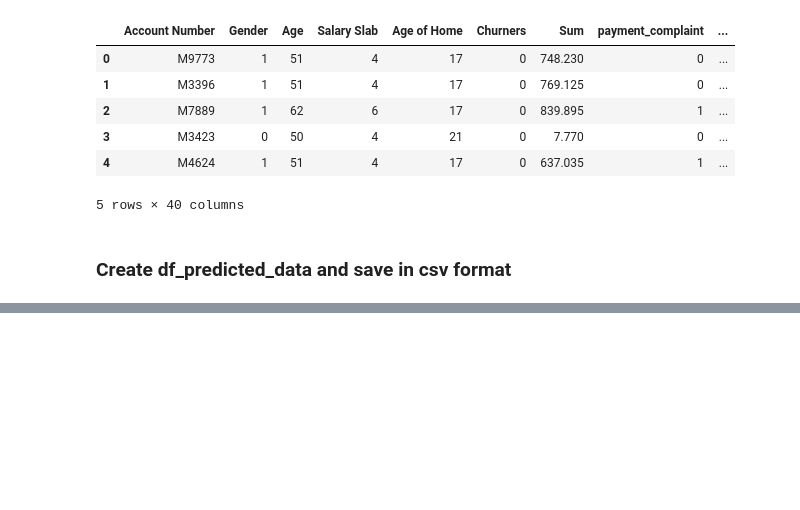
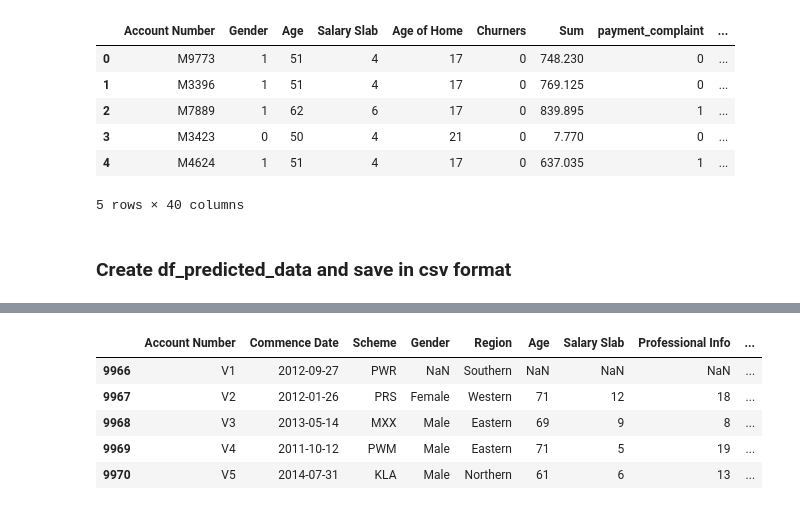
Before and after one commit to Shivam06/EXL-EQ-2017, a Jupyter notebook: cigol lxe .ipynb, the cells around one changed output, grey strips where cells are left out. Drawn from its saved outputs; the diff is of its cells as text; code cells hidden in the pictures; blank space fills up the shorter version.

Commit message:
Applied Neural Nets, SVM - RBF, Poly, Linear, Logistic Regression, KNN to the modelling data set to chose the best model. Also, pre-processes Validation data.

```diff
--- a/cigol lxe .ipynb
+++ b/cigol lxe .ipynb
@@ -1371,0 +1357,2 @@ df_test_imputed_data.to_csv(r"C:\Users\SHIVAM MAHAJAN\Desktop\Github\EXL data\df
+# %%
+df_tbp_demo = test_demo_data.copy()
@@ -1371,0 +1366,9 @@ df_test_imputed_data.to_csv(r"C:\Users\SHIVAM MAHAJAN\Desktop\Github\EXL data\df
+# %%
+df_tbp_demo.head()
+# %% [output]
+|  | Account Number | Commence Date | Scheme | Gender | Region | Age | Salary Slab | Professional Info | ... |
+| 9966 | V1 | 2012-09-27 | PWR | NaN | Southern | NaN | NaN | NaN | ... |
+| 9967 | V2 | 2012-01-26 | PRS | Female | Western | 71 | 12 | 18 | ... |
+| 9968 | V3 | 2013-05-14 | MXX | Male | Eastern | 69 | 9 | 8 | ... |
+| 9969 | V4 | 2011-10-12 | PWM | Male | Eastern | 71 | 5 | 19 | ... |
+| 9970 | V5 | 2014-07-31 | KLA | Male | Northern | 61 | 6 | 13 | ... |
```
Also changed, not shown: parts of 45 cells of this notebook, 1 other file.
